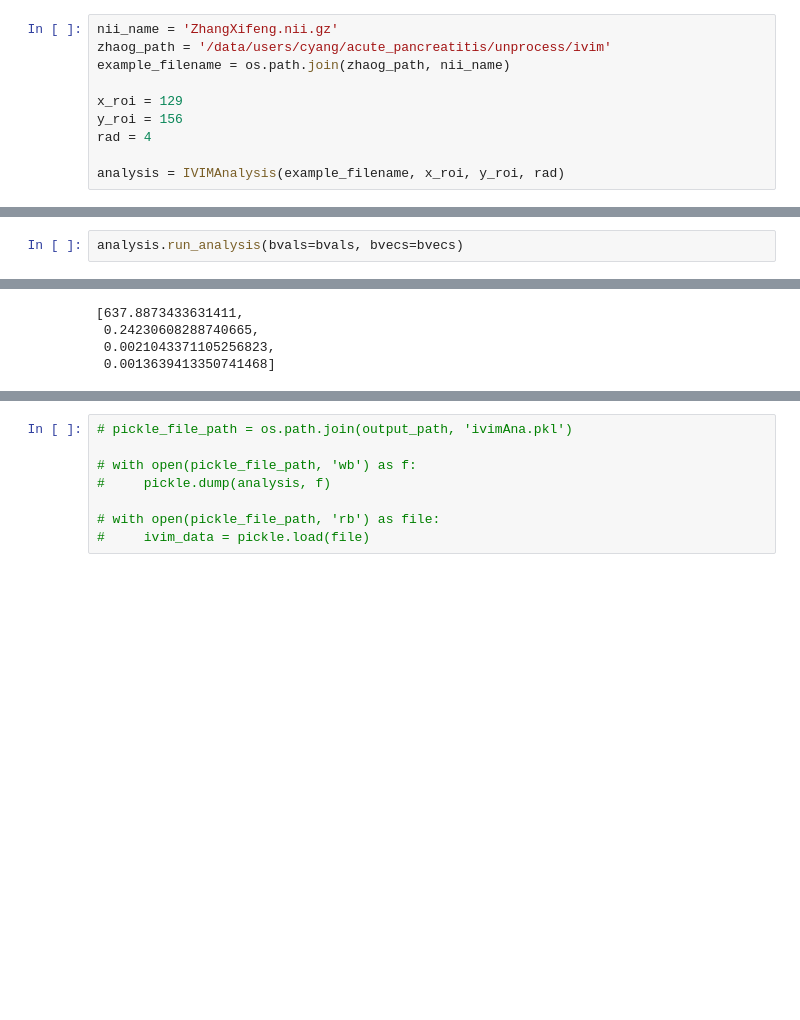
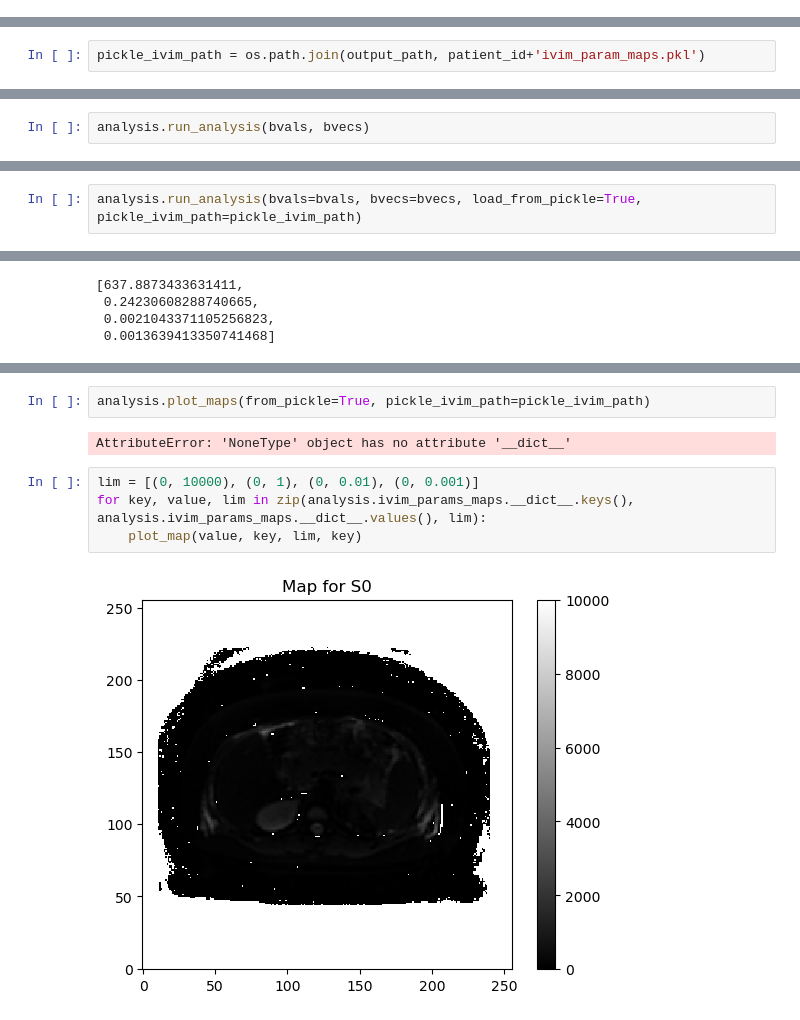
Before and after one commit to young010101/research-TJU-AP-IVIM-SAM, a Jupyter notebook: notebook/batch_process_240825.ipynb, the cells around one changed output, grey strips where cells are left out. Saved outputs shown, nothing was run; the diff lists cells and outputs as text; blank space fills up the shorter version.

```diff
--- a/notebook/batch_process_240825.ipynb
+++ b/notebook/batch_process_240825.ipynb
@@ -6,13 +7,3 @@ from ivim_analysis.IVIMAnalysis import IVIMAnalysis
 Welcome to ivim_analysis version 1.0.0
 # %% [markdown]
 # Parameter initialization
-# %%
-nii_name = 'ZhangXifeng.nii.gz'
-zhaog_path = '/data/users/cyang/acute_pancreatitis/unprocess/ivim'
-example_filename = os.path.join(zhaog_path, nii_name)
-
-x_roi = 129
-y_roi = 156
-rad = 4
-
-analysis = IVIMAnalysis(example_filename, x_roi, y_roi, rad)
@@ -30,4 +31,6 @@ bvecs = bvecs[0:10,:]
+# %%
+pickle_ivim_path = os.path.join(output_path, patient_id+'ivim_param_maps.pkl')
 # %% [markdown]
 # Run analysis
 # %%
-analysis.run_analysis(bvals=bvals, bvecs=bvecs)
+analysis.run_analysis(bvals, bvecs)
@@ -39,0 +37,2 @@ analysis.run_analysis(bvals=bvals, bvecs=bvecs)
+# %%
+analysis.run_analysis(bvals=bvals, bvecs=bvecs, load_from_pickle=True, pickle_ivim_path=pickle_ivim_path)
@@ -108,8 +80,10 @@ plot_map(ivim_data.D_star, "D*", (0, 0.01), "perfusion_coeff")
-# %%
-# pickle_file_path = os.path.join(output_path, 'ivimAna.pkl')
-
-# with open(pickle_file_path, 'wb') as f:
-#     pickle.dump(analysis, f)
-
-# with open(pickle_file_path, 'rb') as file:
-#     ivim_data = pickle.load(file)
+# %%
+analysis.plot_maps(from_pickle=True, pickle_ivim_path=pickle_ivim_path)
+# %% [output]
+AttributeError: 'NoneType' object has no attribute '__dict__'
+# %%
+lim = [(0, 10000), (0, 1), (0, 0.01), (0, 0.001)]
+for key, value, lim in zip(analysis.ivim_params_maps.__dict__.keys(), analysis.ivim_params_maps.__dict__.values(), lim):
+    plot_map(value, key, lim, key)
+# %% [output]
+[figure, added]
```
Also changed, not shown: parts of 11 cells of this notebook, 5 other files.
